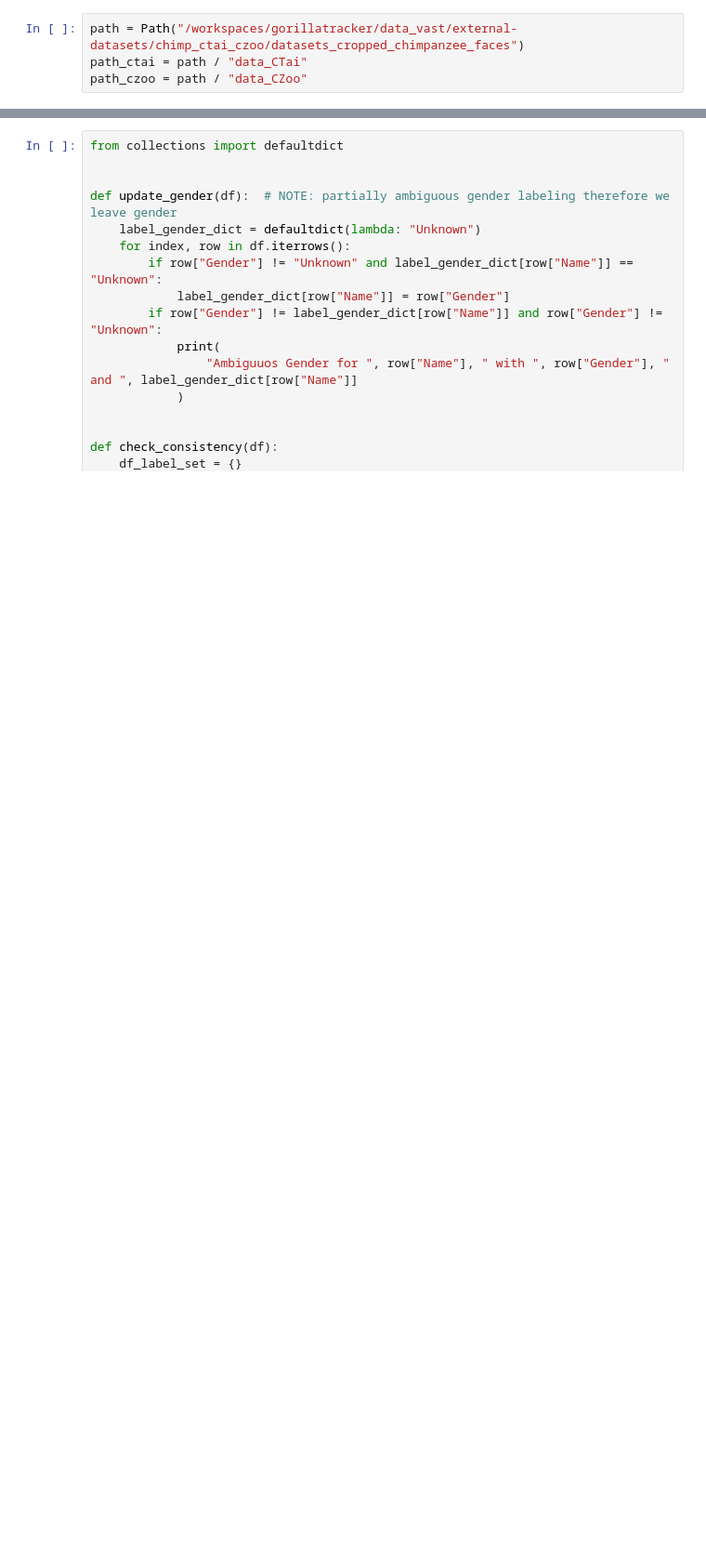
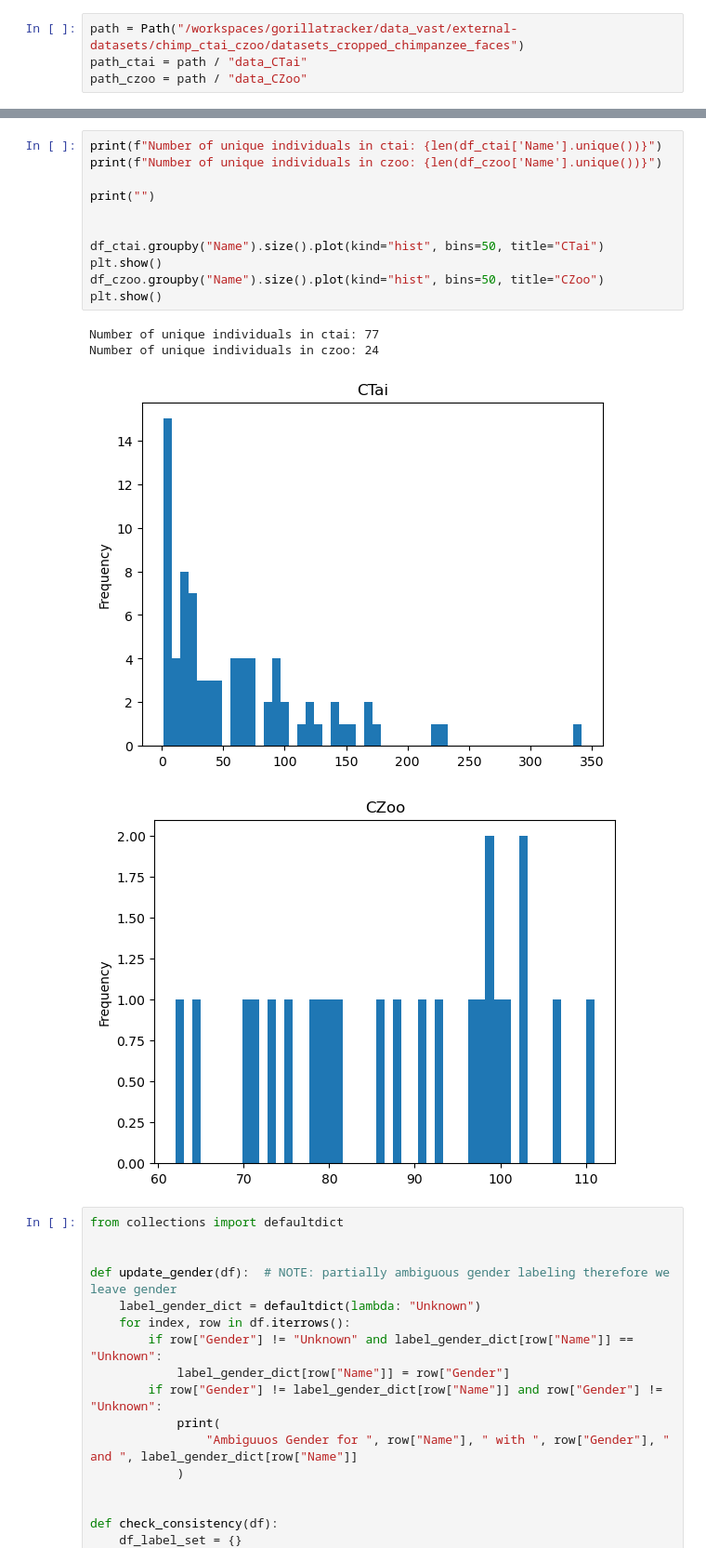
Before and after one commit to liamvdv/gorillatracker, a Jupyter notebook: notebooks/explore_chimp_ds.ipynb, the cells around one changed output, grey strips where cells are left out. Shown at 93% size. Saved outputs shown, nothing was run; the diff lists cells and outputs as text; blank space fills up the shorter version.

```diff
--- a/notebooks/explore_chimp_ds.ipynb
+++ b/notebooks/explore_chimp_ds.ipynb
@@ -52,3 +68,19 @@ len(df_ctai), len(df_czoo)
+# %%
+print(f"Number of unique individuals in ctai: {len(df_ctai['Name'].unique())}")
+print(f"Number of unique individuals in czoo: {len(df_czoo['Name'].unique())}")
+
+print("")
+
+
+df_ctai.groupby("Name").size().plot(kind="hist", bins=50, title="CTai")
+plt.show()
+df_czoo.groupby("Name").size().plot(kind="hist", bins=50, title="CZoo")
+plt.show()
+# %% [output]
+Number of unique individuals in ctai: 77
+Number of unique individuals in czoo: 24
+[figure, added]
+[figure, added]
 # %%
 from collections import defaultdict
 
```
Also changed, not shown: parts of 6 cells of this notebook.
